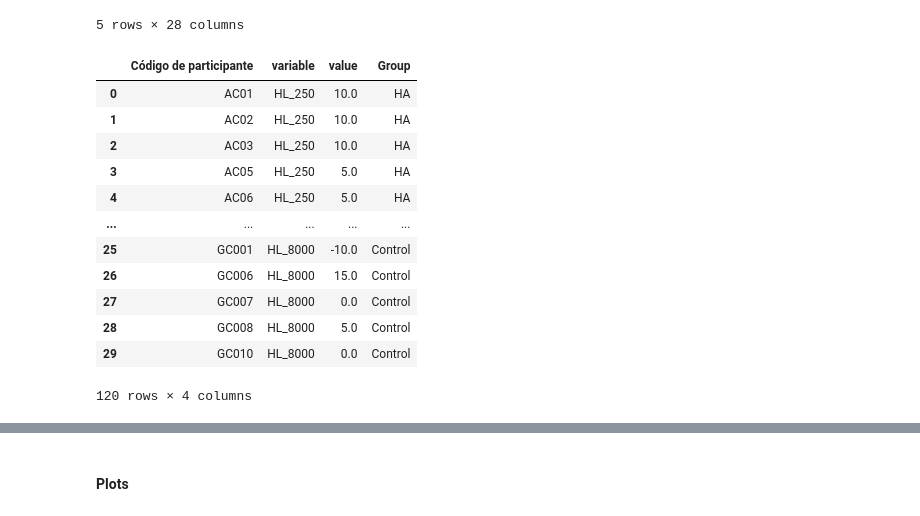
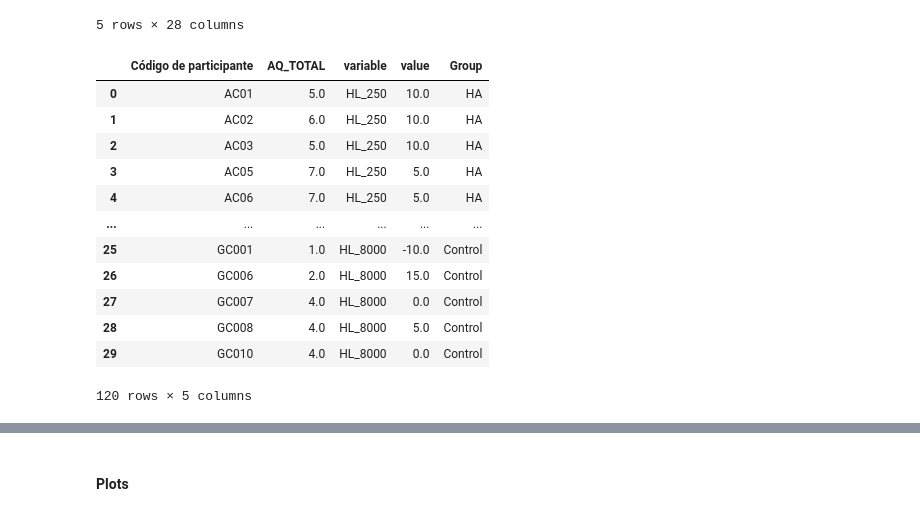
Before and after one commit to camila-maura/GIFTED-DFI, a Jupyter notebook: ha_analysis.ipynb, the cells around one changed output, grey strips where cells are left out. Drawn from its saved outputs; the diff is of its cells as text; code cells hidden in the pictures.

```diff
--- a/ha_analysis.ipynb
+++ b/ha_analysis.ipynb
@@ -377,40 +322,40 @@ df_pointplots.head(5)
 # %%
 # Split groups
 df_pointplots_HA = df_pointplots[df_pointplots["Group"] == "HA"]
 df_pointplots_control = df_pointplots[df_pointplots["Group"] == "Control"]
 
 # Melt for HA
 df_pointplots_HA = pd.melt(
     df_pointplots_HA,
-    id_vars=["Código de participante"],
+    id_vars=["Código de participante", "AQ_TOTAL"],
     value_vars=["HL_250", "HL_500", "HL_1000", "HL_2000", "HL_4000", "HL_8000"],
 )
 df_pointplots_HA["Group"] = "HA"
 
 # Melt for control
 df_pointplots_control = pd.melt(
     df_pointplots_control,
-    id_vars=["Código de participante"],
+    id_vars=["Código de participante", "AQ_TOTAL"],
     value_vars=["HL_250", "HL_500", "HL_1000", "HL_2000", "HL_4000", "HL_8000"],
 )
 df_pointplots_control["Group"] = "Control"
 
 # Concat
 df_pointplots_hl = pd.concat([df_pointplots_HA, df_pointplots_control])
 
 df_pointplots_hl
 # %% [output]
-|  | Código de participante | variable | value | Group |
-| 0 | AC01 | HL_250 | 10.0 | HA |
-| 1 | AC02 | HL_250 | 10.0 | HA |
-| 2 | AC03 | HL_250 | 10.0 | HA |
-| 3 | AC05 | HL_250 | 5.0 | HA |
-| 4 | AC06 | HL_250 | 5.0 | HA |
-| ... | ... | ... | ... | ... |
-| 25 | GC001 | HL_8000 | -10.0 | Control |
-| 26 | GC006 | HL_8000 | 15.0 | Control |
-| 27 | GC007 | HL_8000 | 0.0 | Control |
-| 28 | GC008 | HL_8000 | 5.0 | Control |
-| 29 | GC010 | HL_8000 | 0.0 | Control |
+|  | Código de participante | AQ_TOTAL | variable | value | Group |
+| 0 | AC01 | 5.0 | HL_250 | 10.0 | HA |
+| 1 | AC02 | 6.0 | HL_250 | 10.0 | HA |
+| 2 | AC03 | 5.0 | HL_250 | 10.0 | HA |
+| 3 | AC05 | 7.0 | HL_250 | 5.0 | HA |
+| 4 | AC06 | 7.0 | HL_250 | 5.0 | HA |
+| ... | ... | ... | ... | ... | ... |
+| 25 | GC001 | 1.0 | HL_8000 | -10.0 | Control |
+| 26 | GC006 | 2.0 | HL_8000 | 15.0 | Control |
+| 27 | GC007 | 4.0 | HL_8000 | 0.0 | Control |
+| 28 | GC008 | 4.0 | HL_8000 | 5.0 | Control |
+| 29 | GC010 | 4.0 | HL_8000 | 0.0 | Control |
-120 rows × 4 columns
+120 rows × 5 columns
 # %%
```
Also changed, not shown: parts of 15 cells of this notebook.
